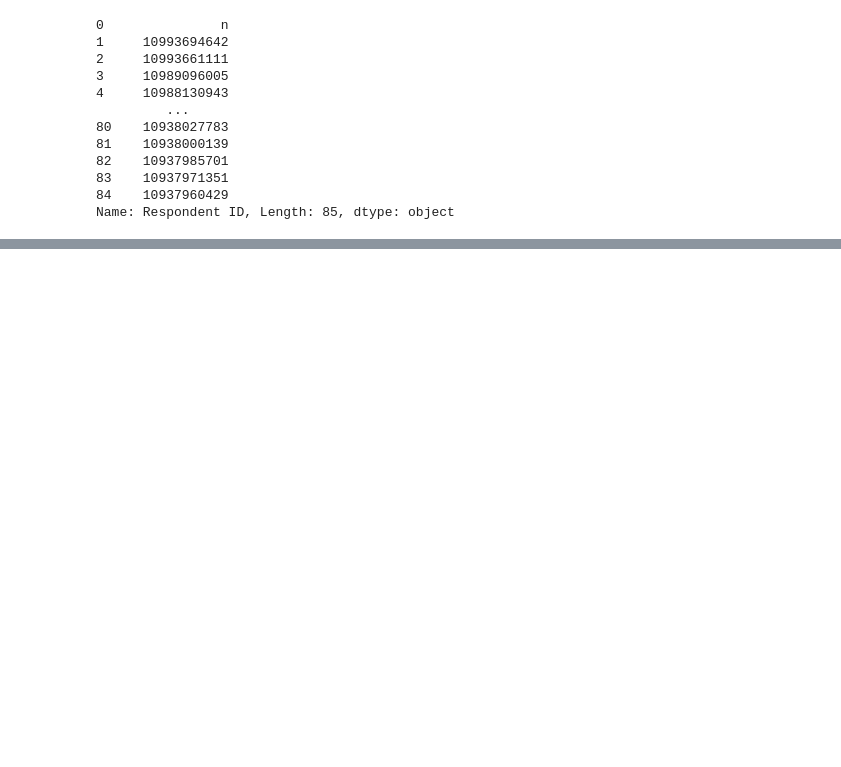
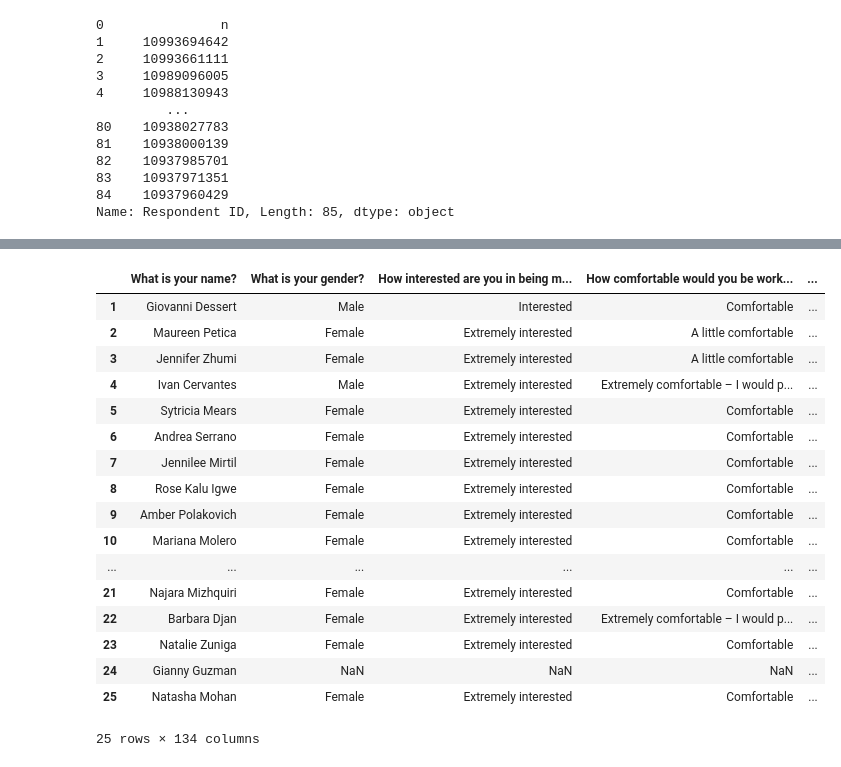
Before and after one commit to primesdev/assessment-grader, a Jupyter notebook: notebooks/survey-monkey-notebook.ipynb, the cells around one changed output, grey strips where cells are left out. Saved outputs shown, nothing was run; the diff lists cells and outputs as text; code cells hidden in the pictures; blank space fills up the shorter version.

```diff
--- a/notebooks/survey-monkey-notebook.ipynb
+++ b/notebooks/survey-monkey-notebook.ipynb
@@ -10,0 +9,5 @@ print(os.getcwd())
+# %%
+print(os.getcwd())
+notebook_dir = os.getcwd()
+parent_dir = Path().resolve().parent
+print(parent_dir)
@@ -11,3 +17,4 @@ print(os.getcwd())
 # %%
-path = os.path.join(os.getcwd(), 'SurveyMonkey Data - Jeremy Test.xlsx')
-score_sheet_path = os.path.join(os.getcwd(), 'Scoring Sheet - Jeremy Test.xlsx')
+test_folder = os.path.join(parent_dir, 'resources/test')
+raw_data_path = os.path.join(test_folder, 'SurveyMonkey Data - Jeremy Test.xlsx')
+score_sheet_path = os.path.join(test_folder, 'Scoring Sheet - Jeremy Test.xlsx')
@@ -26,5 +35,5 @@ print(score_sheet_path)
 # %%
-data = pd.read_excel(path)
+data = pd.read_excel(raw_data_path)
 score_sheet_data = pd.read_excel(score_sheet_path)
 # %%
 print(data)
@@ -162,0 +233,21 @@ pandas.core.frame.DataFrame
+# %%
+remove_response_col.head(25)
+# %% [output]
+|  | What is your name? | What is your gender? | How interested are you in being m... | How comfortable would you be work... | ... |
+| 1 | Giovanni Dessert | Male | Interested | Comfortable | ... |
+| 2 | Maureen Petica | Female | Extremely interested | A little comfortable | ... |
+| 3 | Jennifer Zhumi | Female | Extremely interested | A little comfortable | ... |
+| 4 | Ivan Cervantes | Male | Extremely interested | Extremely comfortable – I would p... | ... |
+| 5 | Sytricia Mears | Female | Extremely interested | Comfortable | ... |
+| 6 | Andrea Serrano | Female | Extremely interested | Comfortable | ... |
+| 7 | Jennilee Mirtil | Female | Extremely interested | Comfortable | ... |
+| 8 | Rose Kalu Igwe | Female | Extremely interested | Comfortable | ... |
+| 9 | Amber Polakovich | Female | Extremely interested | Comfortable | ... |
+| 10 | Mariana Molero | Female | Extremely interested | Comfortable | ... |
+| ... | ... | ... | ... | ... | ... |
+| 21 | Najara Mizhquiri | Female | Extremely interested | Comfortable | ... |
+| 22 | Barbara Djan | Female | Extremely interested | Extremely comfortable – I would p... | ... |
+| 23 | Natalie Zuniga | Female | Extremely interested | Comfortable | ... |
+| 24 | Gianny Guzman | NaN | NaN | NaN | ... |
+| 25 | Natasha Mohan | Female | Extremely interested | Comfortable | ... |
+25 rows × 134 columns
```
Also changed, not shown: parts of 14 cells of this notebook, 1 other file.
